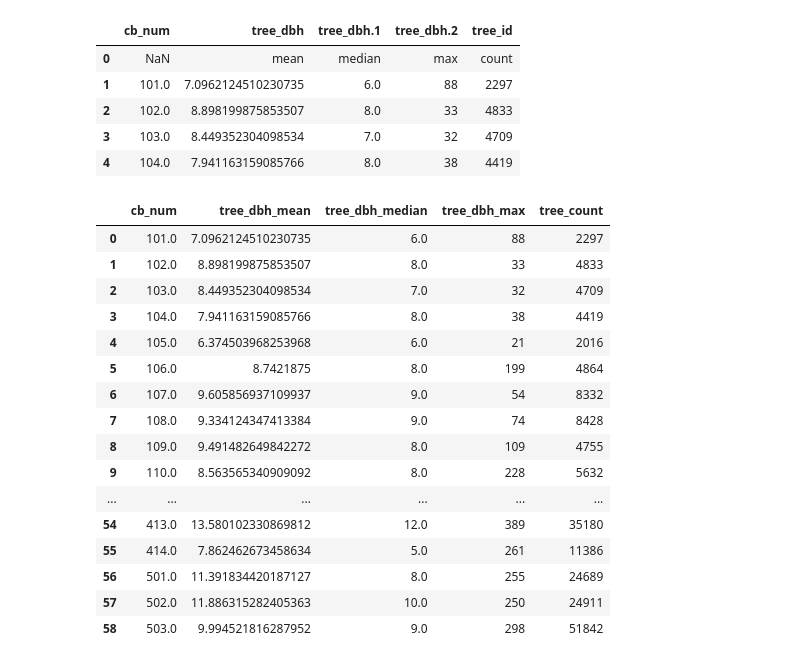
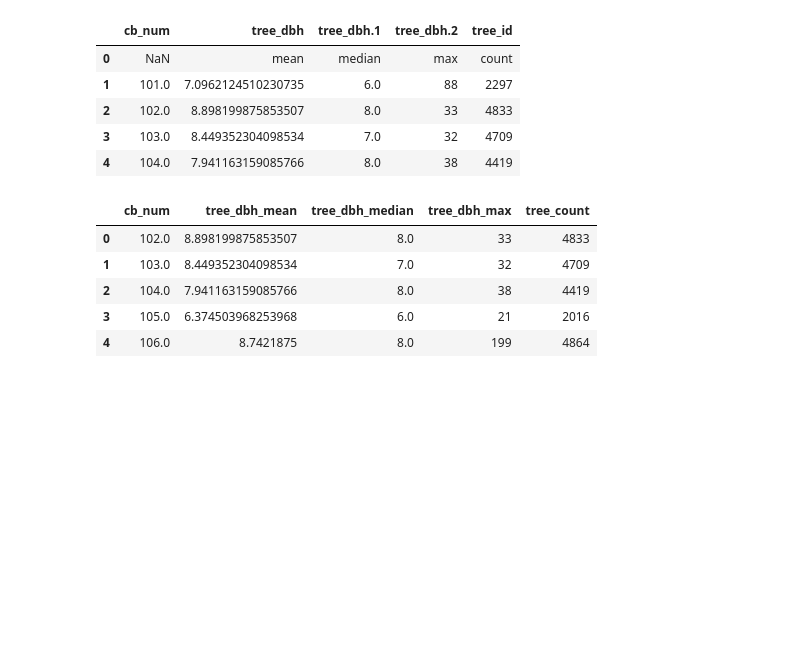
Before and after one commit to Angela-Rene/Trees_in_NYC, a Jupyter notebook: air_quality.ipynb, the cells around one changed output. Drawn from its saved outputs; the diff is of its cells as text; code cells hidden in the pictures; blank space fills up the shorter version.

```diff
--- a/air_quality.ipynb
+++ b/air_quality.ipynb
@@ -322,24 +170,13 @@ tree_agg.head()
 # %%
 tree_agg.rename(columns={"tree_dbh": "tree_dbh_mean", "tree_dbh.1": "tree_dbh_median", "tree_dbh.2": "tree_dbh_max", "tree_id": "tree_count"}, inplace=True)
 tree_agg = tree_agg.drop(index=0).reset_index(drop=True)
-tree_agg
+tree_agg.head()
 # %% [output]
 |  | cb_num | tree_dbh_mean | tree_dbh_median | tree_dbh_max | tree_count |
-| 0 | 101.0 | 7.0962124510230735 | 6.0 | 88 | 2297 |
-| 1 | 102.0 | 8.898199875853507 | 8.0 | 33 | 4833 |
-| 2 | 103.0 | 8.449352304098534 | 7.0 | 32 | 4709 |
-| 3 | 104.0 | 7.941163159085766 | 8.0 | 38 | 4419 |
-| 4 | 105.0 | 6.374503968253968 | 6.0 | 21 | 2016 |
-| 5 | 106.0 | 8.7421875 | 8.0 | 199 | 4864 |
-| 6 | 107.0 | 9.605856937109937 | 9.0 | 54 | 8332 |
-| 7 | 108.0 | 9.334124347413384 | 9.0 | 74 | 8428 |
-| 8 | 109.0 | 9.491482649842272 | 8.0 | 109 | 4755 |
-| 9 | 110.0 | 8.563565340909092 | 8.0 | 228 | 5632 |
-| ... | ... | ... | ... | ... | ... |
-| 54 | 413.0 | 13.580102330869812 | 12.0 | 389 | 35180 |
-| 55 | 414.0 | 7.862462673458634 | 5.0 | 261 | 11386 |
-| 56 | 501.0 | 11.391834420187127 | 8.0 | 255 | 24689 |
-| 57 | 502.0 | 11.886315282405363 | 10.0 | 250 | 24911 |
-| 58 | 503.0 | 9.994521816287952 | 9.0 | 298 | 51842 |
+| 0 | 102.0 | 8.898199875853507 | 8.0 | 33 | 4833 |
+| 1 | 103.0 | 8.449352304098534 | 7.0 | 32 | 4709 |
+| 2 | 104.0 | 7.941163159085766 | 8.0 | 38 | 4419 |
+| 3 | 105.0 | 6.374503968253968 | 6.0 | 21 | 2016 |
+| 4 | 106.0 | 8.7421875 | 8.0 | 199 | 4864 |
 # %%
 air_2015 = cd_df
```
Also changed, not shown: parts of 16 cells of this notebook, 3 other files.
